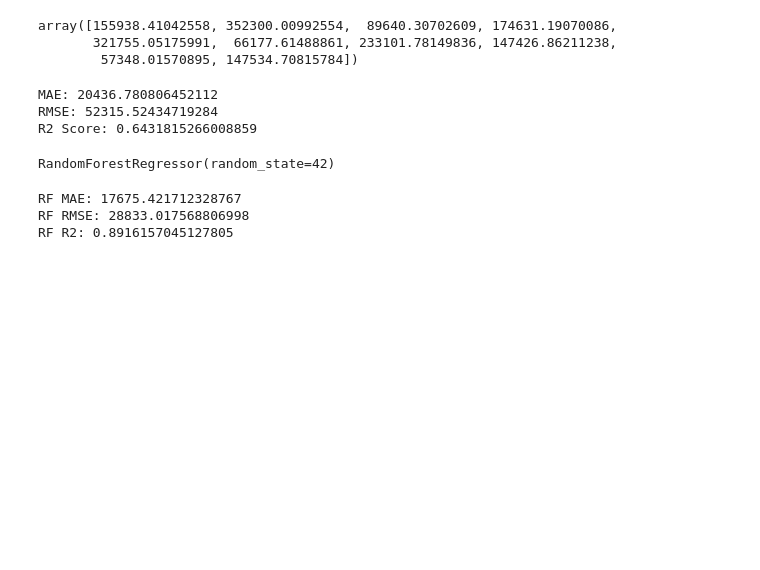
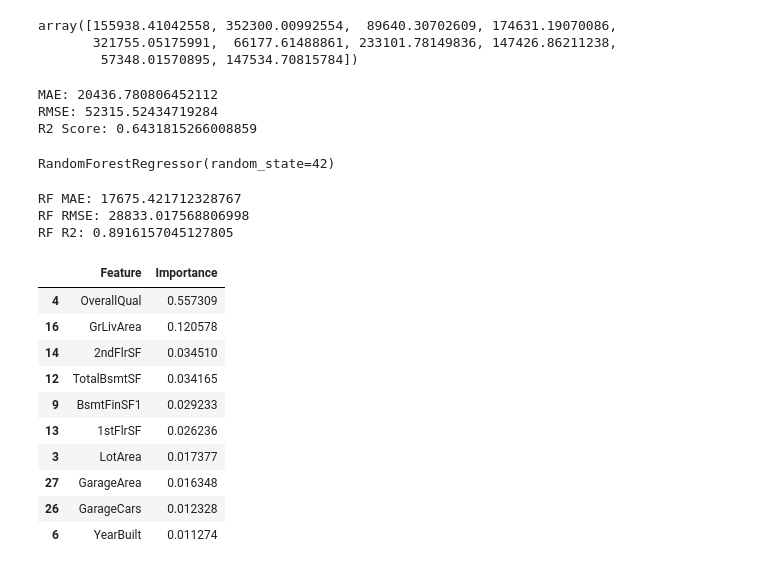
Before and after one commit to Ravinder-test/house-price-prediction, a Jupyter notebook: notebooks/house_price_prediction.ipynb, the cells around one changed output. Saved outputs shown, nothing was run; the diff lists cells and outputs as text; code cells hidden in the pictures; blank space fills up the shorter version.

```diff
--- a/notebooks/house_price_prediction.ipynb
+++ b/notebooks/house_price_prediction.ipynb
@@ -379,0 +383,23 @@ RF R2: 0.8916157045127805
+# %%
+feature_importance = pd.DataFrame ({
+    'Feature': X.columns,
+    'Importance': rf_model.feature_importances_
+})
+
+feature_importance = feature_importance.sort_values(
+    by= 'Importance',
+    ascending= False
+)
+feature_importance.head(10)
+# %% [output]
+|  | Feature | Importance |
+| 4 | OverallQual | 0.557309 |
+| 16 | GrLivArea | 0.120578 |
+| 14 | 2ndFlrSF | 0.034510 |
+| 12 | TotalBsmtSF | 0.034165 |
+| 9 | BsmtFinSF1 | 0.029233 |
+| 13 | 1stFlrSF | 0.026236 |
+| 3 | LotArea | 0.017377 |
+| 27 | GarageArea | 0.016348 |
+| 26 | GarageCars | 0.012328 |
+| 6 | YearBuilt | 0.011274 |
```
Also changed, not shown: parts of 7 cells of this notebook.
